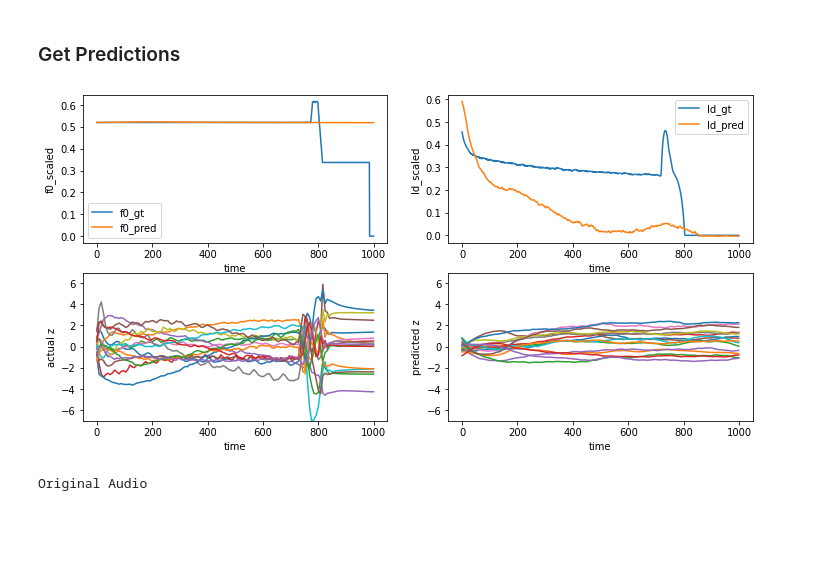
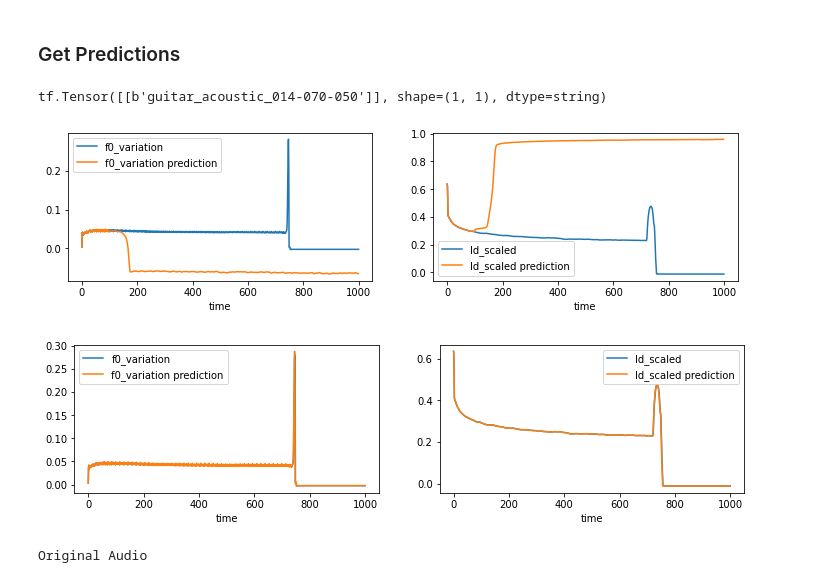
Before and after one commit to TheSoundOfAIOSR/rg_sound_generation, a Jupyter notebook: members/fabio/transformer_mapping_model_training.ipynb, the cells around one changed output. Saved outputs shown, nothing was run; the diff lists cells and outputs as text; code cells hidden in the pictures; blank space fills up the shorter version.

Commit message:
Update transformer_mapping_model_training.ipynb
Changed dataset download link + fixed bugs

```diff
--- a/members/fabio/transformer_mapping_model_training.ipynb
+++ b/members/fabio/transformer_mapping_model_training.ipynb
@@ -164,12 +187,12 @@ def features_map(features):
     inputs = tf.expand_dims(inputs, axis=0)
 
     targets = tf.concat(
-        [f0_variation, ld_scaled, z],
+        [f0_variation, ld_scaled],  # z
         axis=-1)
 
     inputs = {
         'inputs': inputs,
-        'targets': tf.pad(targets[1::, :], [[1, 0], [0, 0]])
+        'targets': tf.pad(targets[0:-1, :], [[1, 0], [0, 0]])
     }
 
     return inputs, targets
@@ -533,22 +556,28 @@ class Transformer(tf.keras.Model):
 
         return final_output
 
-    def compute_outputs(self, inputs):
-        batch_size = tf.shape(inputs)[0]
+    def compute_outputs(self, inputs, num_targets=0):
+        batch_size = tf.shape(inputs['inputs'])[0]
         outputs = tf.zeros(shape=(batch_size, 1, self.num_outputs),
                            dtype=tf.float32)
 
         for i in range(self.max_seq_len):
-            input_dict = {
-                'inputs': inputs,
-                'targets': outputs
-            }
+            if i < num_targets:
+              input_dict = {
+                  'inputs': inputs['inputs'],
+                  'targets': inputs['targets'][:, 0:i, :]
+              }
+            else:
+              input_dict = {
+                  'inputs': inputs['inputs'],
+                  'targets': outputs
+              }
 
             _outputs = self(input_dict, training=False)
 
             outputs = tf.concat([outputs, _outputs[:, -1:, :]], axis=1)
 
-        return outputs[:, 1::, :]
+        return outputs[:, 1:, :]
 # %%
 class CustomSchedule(tf.keras.optimizers.schedules.LearningRateSchedule):
   def __init__(self, d_model, warmup_steps=4000):
@@ -656,7 +685,7 @@ checkpoint = tf.keras.callbacks.ModelCheckpoint(
     verbose=0,
     save_freq='epoch')
 
-early_stop = tf.keras.callbacks.EarlyStopping(monitor='val_loss', patience=20)
+early_stop = tf.keras.callbacks.EarlyStopping(monitor='val_loss', patience=5)
 
 # def scheduler(epoch, lr):
 #   if epoch < 10:
@@ -711,19 +756,19 @@ def map_func(features):
     return inputs, targets, features
 
 # Create test dataset
-test_data_provider = CompleteTFRecordProvider(
+data_provider = CompleteTFRecordProvider(
     file_pattern=test_tfrecord_file + '*',
     example_secs=example_secs,
     sample_rate=sample_rate,
     frame_rate=frame_rate,
     map_func=map_func)
 
-test_dataset = test_data_provider.get_batch(
+dataset = data_provider.get_batch(
     1,
     shuffle=True,
     repeats=-1)
 
-datagen = iter(test_dataset)
+datagen = iter(dataset)
 # %% [markdown]
 ### Get Predictions
 # %%
@@ -796,10 +844,19 @@ def get_preds():
   audio_pred = ddsp_model.get_audio_from_outputs(ddsp_outputs)
 
   return features['audio'], audio_pred
+# %%
+inputs, targets, features = next(datagen)
+print(features['sample_name'])
+# %% [output]
+tf.Tensor([[b'guitar_acoustic_014-070-050']], shape=(1, 1), dtype=string)
 # %%
-audio, audio_pred = get_preds()
+audio, audio_pred = get_preds(inputs, targets, features, num_targets=100)
 # %% [output]
-[figure, old version]
+[figure, new version]
+# %%
+audio, audio_pred = get_preds(inputs, targets, features, num_targets=1000)
+# %% [output]
+[figure, added]
 # %%
 print('Original Audio')
 Audio(audio, rate=sr)
```
Also changed, not shown: parts of 10 cells of this notebook.
